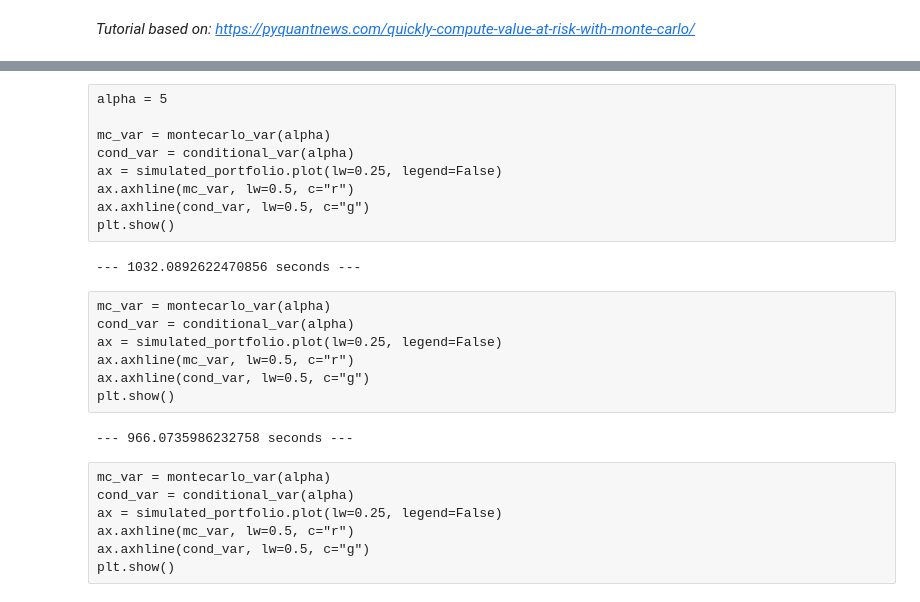
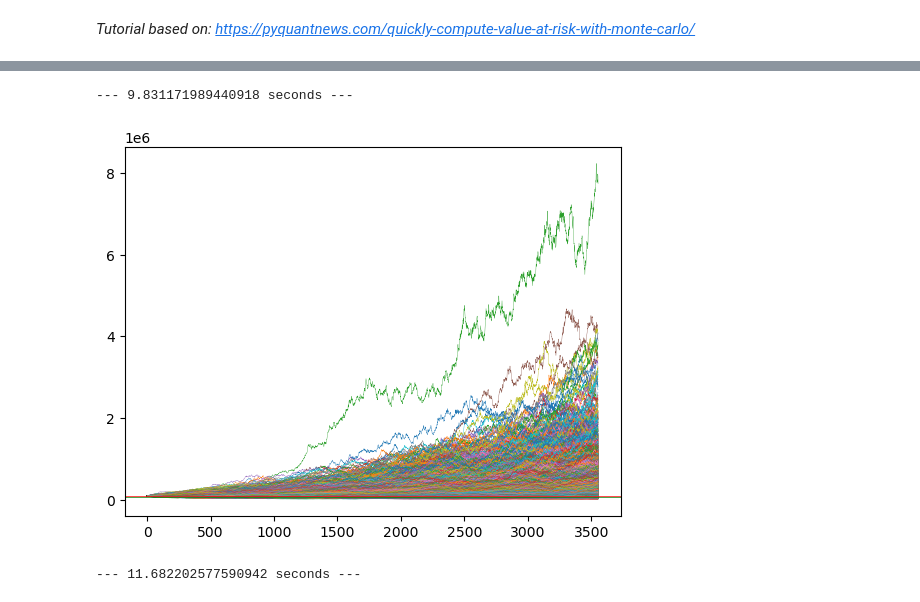
Before and after one commit to cognitive-works-consulting/Blog-posts, a Jupyter notebook: CodeAccelerationNumba/src/MonteCarlo.ipynb, the cells around one changed output, grey strips where cells are left out. Cells and saved outputs as stored; diff of their text form; code cells hidden in the pictures.

Commit message:
Changed number of Monte Carlo simulations

```diff
--- a/CodeAccelerationNumba/src/MonteCarlo.ipynb
+++ b/CodeAccelerationNumba/src/MonteCarlo.ipynb
@@ -61,7 +57,7 @@ covariance_matrix = (
     .dropna()
     .cov())
 
-simulations = 1_000_000
+simulations = 100_000
 days = len(data.index.unique())
 initial_capital = 100_000
 
@@ -98,12 +96,12 @@ print("--- %s seconds ---" % (end - start))
-# %% [raw]
-alpha = 5
-
-mc_var = montecarlo_var(alpha)
-cond_var = conditional_var(alpha)
-ax = simulated_portfolio.plot(lw=0.25, legend=False)
-ax.axhline(mc_var, lw=0.5, c="r")
-ax.axhline(cond_var, lw=0.5, c="g")
-plt.show()
+# %%
+alpha = 5
+
+mc_var = montecarlo_var(alpha)
+cond_var = conditional_var(alpha)
+ax = simulated_portfolio.plot(lw=0.25, legend=False)
+ax.axhline(mc_var, lw=0.5, c="r")
+ax.axhline(cond_var, lw=0.5, c="g")
+plt.show()
 # %%
 @nb.jit(parallel=True)
 def simulate_with_numba(sectors, L, weights, historical_returns):
@@ -126,14 +124,16 @@ simulated_portfolio = pd.DataFrame(simulated_portfolio)
 end = time.time()
 print("--- %s seconds ---" % (end - start))
 # %% [output]
---- 1032.0892622470856 seconds ---
+--- 9.831171989440918 seconds ---
-# %% [raw]
-mc_var = montecarlo_var(alpha)
-cond_var = conditional_var(alpha)
-ax = simulated_portfolio.plot(lw=0.25, legend=False)
-ax.axhline(mc_var, lw=0.5, c="r")
-ax.axhline(cond_var, lw=0.5, c="g")
-plt.show()
+# %%
+mc_var = montecarlo_var(alpha)
+cond_var = conditional_var(alpha)
+ax = simulated_portfolio.plot(lw=0.25, legend=False)
+ax.axhline(mc_var, lw=0.5, c="r")
+ax.axhline(cond_var, lw=0.5, c="g")
+plt.show()
+# %% [output]
+[figure, added]
 # %%
 @nb.njit(parallel=True)
 def simulate_with_numba_compiled(sectors, L, weights, historical_returns):
@@ -156,11 +156,4 @@ simulated_portfolio = pd.DataFrame(simulated_portfolio)
 end = time.time()
 print("--- %s seconds ---" % (end - start))
 # %% [output]
---- 966.0735986232758 seconds ---
+--- 11.682202577590942 seconds ---
-# %% [raw]
-mc_var = montecarlo_var(alpha)
-cond_var = conditional_var(alpha)
-ax = simulated_portfolio.plot(lw=0.25, legend=False)
-ax.axhline(mc_var, lw=0.5, c="r")
-ax.axhline(cond_var, lw=0.5, c="g")
-plt.show()
```
Also changed, not shown: parts of 4 cells of this notebook.
